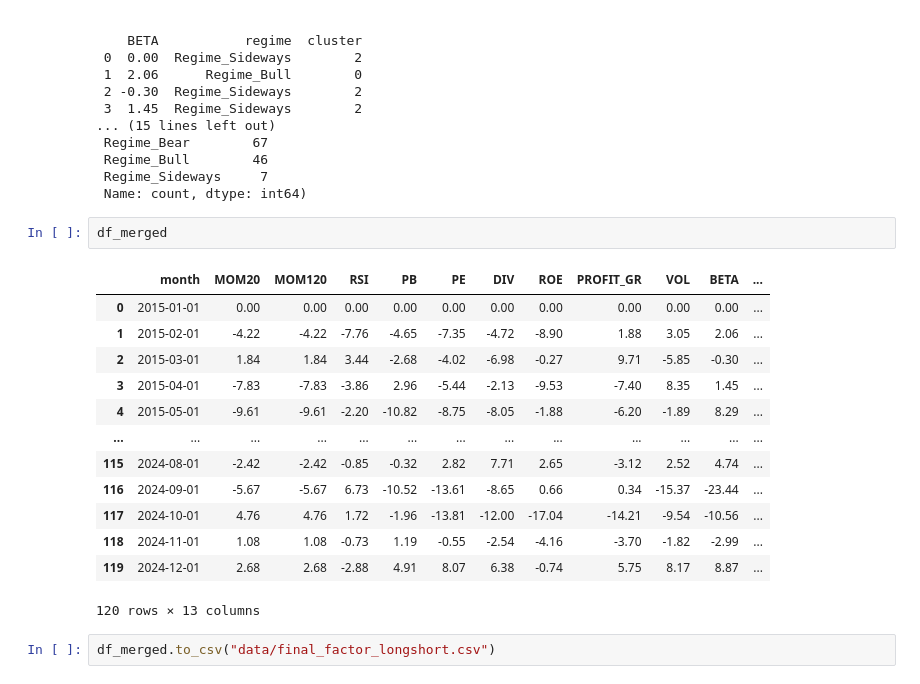
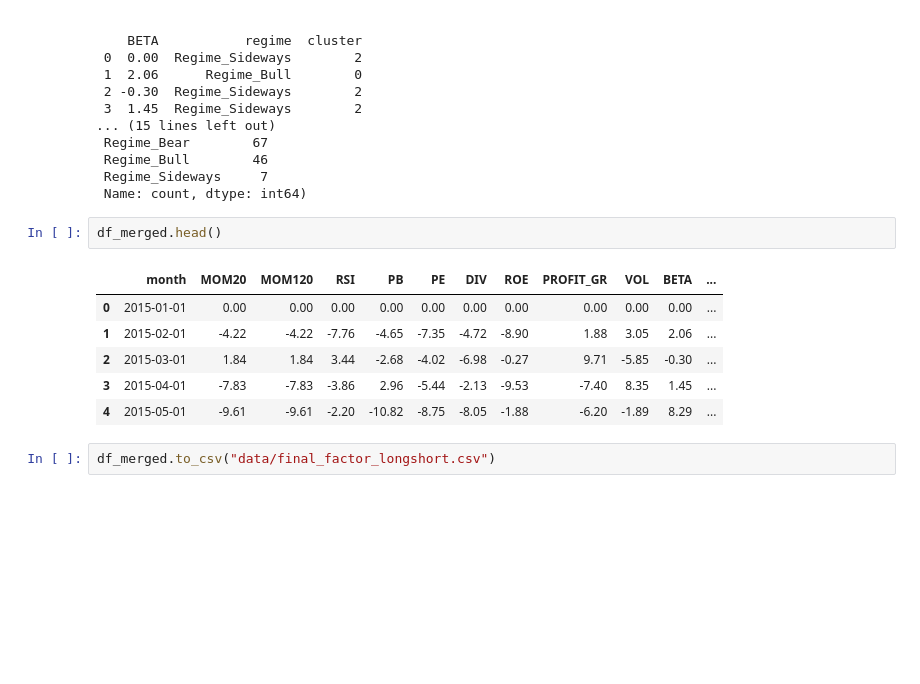
Before and after one commit to XanderZhou2022/quant_investment_final_project, a Jupyter notebook: cluster.ipynb, the cells around one changed output. Cells and saved outputs as stored; diff of their text form; blank space fills up the shorter version.

```diff
--- a/cluster.ipynb
+++ b/cluster.ipynb
@@ -307,20 +299,13 @@ df_merged.head(), df_merged.tail(), df_merged["regime"].value_counts()
  Regime_Sideways     7
  Name: count, dtype: int64)
 # %%
-df_merged
+df_merged.head()
 # %% [output]
 |  | month | MOM20 | MOM120 | RSI | PB | PE | DIV | ROE | PROFIT_GR | VOL | BETA | ... |
 | 0 | 2015-01-01 | 0.00 | 0.00 | 0.00 | 0.00 | 0.00 | 0.00 | 0.00 | 0.00 | 0.00 | 0.00 | ... |
 | 1 | 2015-02-01 | -4.22 | -4.22 | -7.76 | -4.65 | -7.35 | -4.72 | -8.90 | 1.88 | 3.05 | 2.06 | ... |
 | 2 | 2015-03-01 | 1.84 | 1.84 | 3.44 | -2.68 | -4.02 | -6.98 | -0.27 | 9.71 | -5.85 | -0.30 | ... |
 | 3 | 2015-04-01 | -7.83 | -7.83 | -3.86 | 2.96 | -5.44 | -2.13 | -9.53 | -7.40 | 8.35 | 1.45 | ... |
 | 4 | 2015-05-01 | -9.61 | -9.61 | -2.20 | -10.82 | -8.75 | -8.05 | -1.88 | -6.20 | -1.89 | 8.29 | ... |
-| ... | ... | ... | ... | ... | ... | ... | ... | ... | ... | ... | ... | ... |
-| 115 | 2024-08-01 | -2.42 | -2.42 | -0.85 | -0.32 | 2.82 | 7.71 | 2.65 | -3.12 | 2.52 | 4.74 | ... |
-| 116 | 2024-09-01 | -5.67 | -5.67 | 6.73 | -10.52 | -13.61 | -8.65 | 0.66 | 0.34 | -15.37 | -23.44 | ... |
-| 117 | 2024-10-01 | 4.76 | 4.76 | 1.72 | -1.96 | -13.81 | -12.00 | -17.04 | -14.21 | -9.54 | -10.56 | ... |
-| 118 | 2024-11-01 | 1.08 | 1.08 | -0.73 | 1.19 | -0.55 | -2.54 | -4.16 | -3.70 | -1.82 | -2.99 | ... |
-| 119 | 2024-12-01 | 2.68 | 2.68 | -2.88 | 4.91 | 8.07 | 6.38 | -0.74 | 5.75 | 8.17 | 8.87 | ... |
-120 rows × 13 columns
 # %%
 df_merged.to_csv("data/final_factor_longshort.csv")
```
Also changed, not shown: parts of 1 cell of this notebook, 2 other files.
